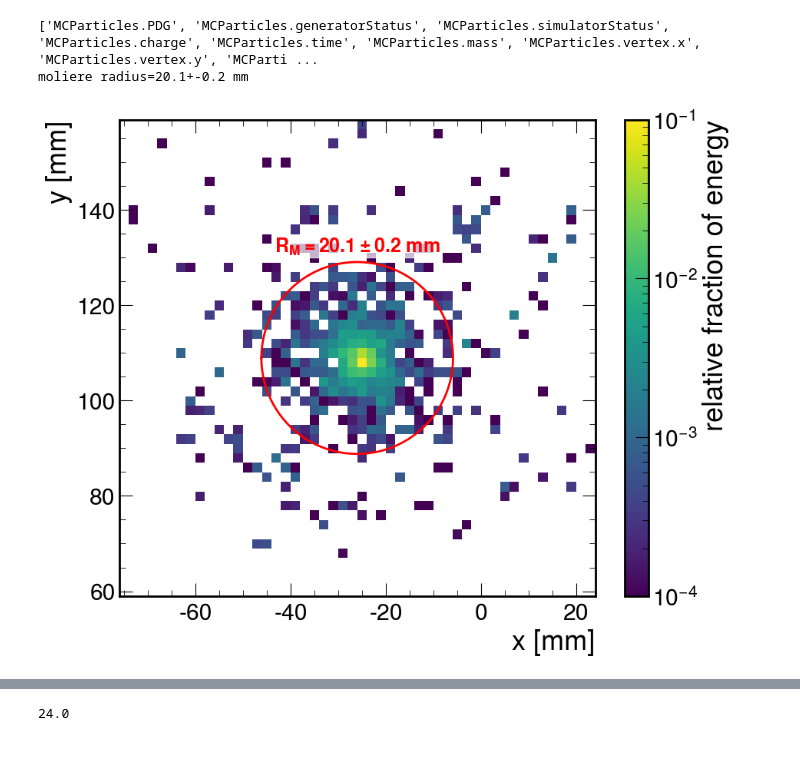
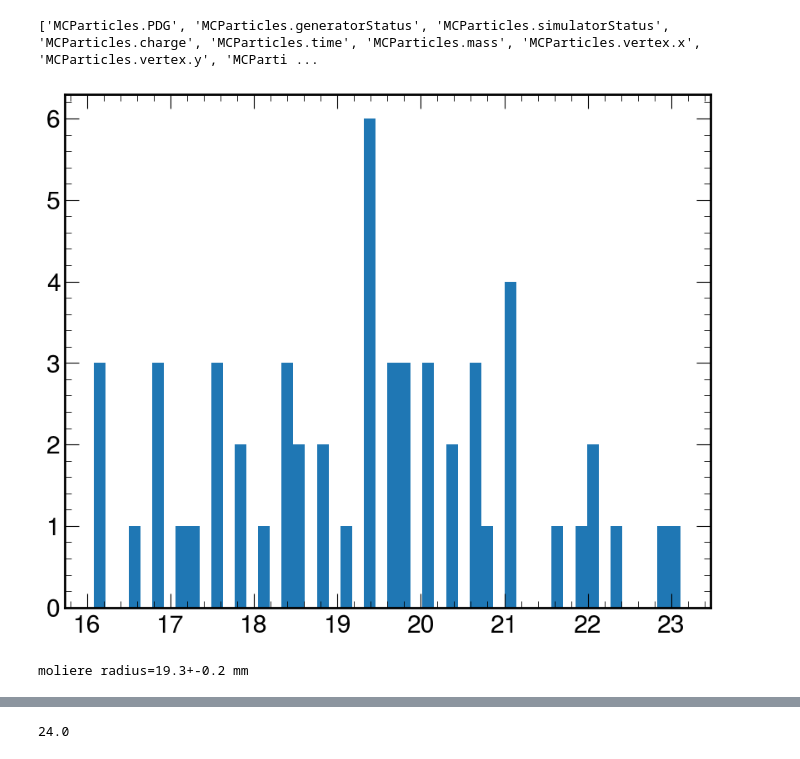
Before and after one commit to sebouh137/backwards_insert, a Jupyter notebook: SimulationStudies.ipynb, the cells around one changed output, grey strips where cells are left out. Drawn from its saved outputs; the diff is of its cells as text; code cells hidden in the pictures.

```diff
--- a/SimulationStudies.ipynb
+++ b/SimulationStudies.ipynb
@@ -19,8 +22,12 @@ def get_eta(theta):
 #first get the Moliere radius
 # %%
 import uproot as ur
-events = ur.open('for_RM_0.35W_0.08PCB_0.2Sc/insert_sim_e-_18GeV_theta_178-178deg.edm4hep.root:events')
+events = ur.open('for_RM_nohole_1mm_RO/insert_sim_e-_18GeV_theta_178-178deg.edm4hep.root:events')
 arrays_sim = events.arrays()
+
+# events_mu = ur.open('for_RM_nohole_1mm_RO/insert_sim_mu-_18GeV_theta_178-178deg.edm4hep.root:events')
+# plt.hist(events.arrays()['BackwardsEcalInsertHits.energy'][0,:],bins=50)
+# plt.show()
 print(arrays_sim.fields)
 rMs=[]
 for event in range(100):#len(arrays_sim)):
@@ -29,20 +36,40 @@ for event in range(100):#len(arrays_sim)):
     #E=arrays_sim['BackwardsEcalInsertHitsContributions.energy'][event,:]
     x=arrays_sim['BackwardsEcalInsertHits.position.x'][event,:]
     y=arrays_sim['BackwardsEcalInsertHits.position.y'][event,:]
+    z=arrays_sim['BackwardsEcalInsertHits.position.z'][event,:]
     E=arrays_sim['BackwardsEcalInsertHits.energy'][event,:]
     #print(x, y, E)
 
-    if(sum(E)==0): continue
-    x0=np.sum(x*E)/np.sum(E)
-    y0=np.sum(y*E)/np.sum(E)
-    r=np.hypot(x-x0, y-y0)
-    for rM in np.linspace(0, 50, 100):
-        if np.sum(E*(r<rM))/np.sum(E)>.9:
+    Etot=np.sum(E)
+    E=E*(E>Etot*1e-7)
+    Etot=np.sum(E)
+
+    if(Etot==0): continue
+
+    w=(4+np.log((E+.0000001)/Etot))
+    w=(w>0)*w
+    x0=np.sum(x*w)/np.sum(w)
+    y0=np.sum(y*w)/np.sum(w)
+    z0=np.sum(z*w)/np.sum(w)
+
+    #account for the fact that the electrons don't hit the calorimeter head on,
+    #but rather at a small angle:
+    x0c=x0*z/z0
+    y0c=y0*z/z0
+
+    r=np.hypot(x-x0c, y-y0c)
+    #print(max(r))
+    found=False
+    for rM in np.linspace(0, 50, 200):
+        if np.sum(E*(r<rM))/Etot>.9:
+            found=True
             break
-    #print(rM)
-    rMs.append(rM)
+    if found:
+        rMs.append(rM)
 
 rM=np.mean(rMs)
+plt.hist(rMs,bins=50);
+plt.show()
 drM=np.std(rMs)/np.sqrt(len(rMs))
 print(f"moliere radius={rM:.1f}+-{drM:.1f} mm")
 plt.subplots(1,1, figsize=(10, 10*249/309))
@@ -54,32 +81,32 @@ cb=plt.colorbar(h[3])
 cb.set_label("relative fraction of energy")
 
 
 ph=np.linspace(-np.pi, np.pi, 101)
 plt.plot(x0+rM*np.cos(ph), y0+rM*np.sin(ph), color='r',zorder=100, ls='-', lw=2)
 plt.text(x0, y0+rM*1.1, f"$R_M={rM:.1f}\\pm {drM:.1f}$ mm", ha='center', color='red', fontsize=18, zorder=11, weight='bold')
 plt.gca().add_patch(mpl.patches.Rectangle((x0-17, y0+rM+1),34, 3, color='w', alpha=0.7, zorder=10))
 plt.xlabel("x [mm]")
 plt.ylabel("y [mm]")
 plt.savefig("images/xy_Moliere.pdf")
 plt.show()
 
 plt.subplots(1,1, figsize=(10, 10*249/309))
 
 plt.hist(r, bins=300, density=True, histtype='step',weights=E,
                            cumulative=True, range=(0,100))
 plt.xlim(0,35)
 plt.ylim(0,1)
 plt.text(rM+1, .85, f"$R_M={rM:.1f}\\pm {drM:.1f}$ mm", color='red', fontsize=18, zorder=11)
 plt.axvline(rM, color='r')
 plt.ylabel("cumulative energy [%]")
 plt.xlabel("distance from shower center [mm]")
 import matplotlib.ticker as mtick
 
 plt.gca().yaxis.set_major_formatter(mtick.PercentFormatter(1))
 plt.grid()
 plt.savefig("images/shower_distance_from_center.pdf")
 plt.show()
 # %% [output]
 ['MCParticles.PDG', 'MCParticles.generatorStatus', 'MCParticles.simulatorStatus', 'MCParticles.charge', 'MCParticles.time', 'MCParticles.mass', 'MCParticles.vertex.x', 'MCParticles.vertex.y', 'MCParti ...
-moliere radius=20.1+-0.2 mm
-[figure, old version]
+[figure, new version]
+moliere radius=19.3+-0.2 mm
```
Also changed, not shown: parts of 11 cells of this notebook, 7 other files.
